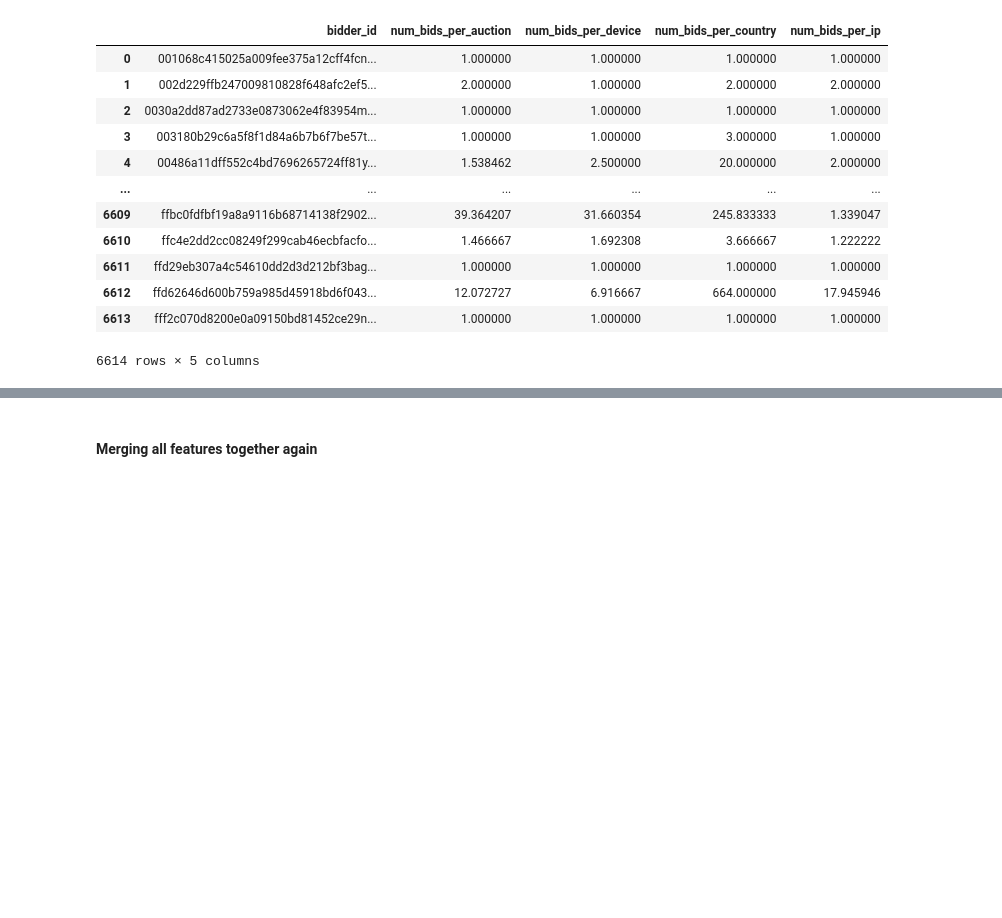
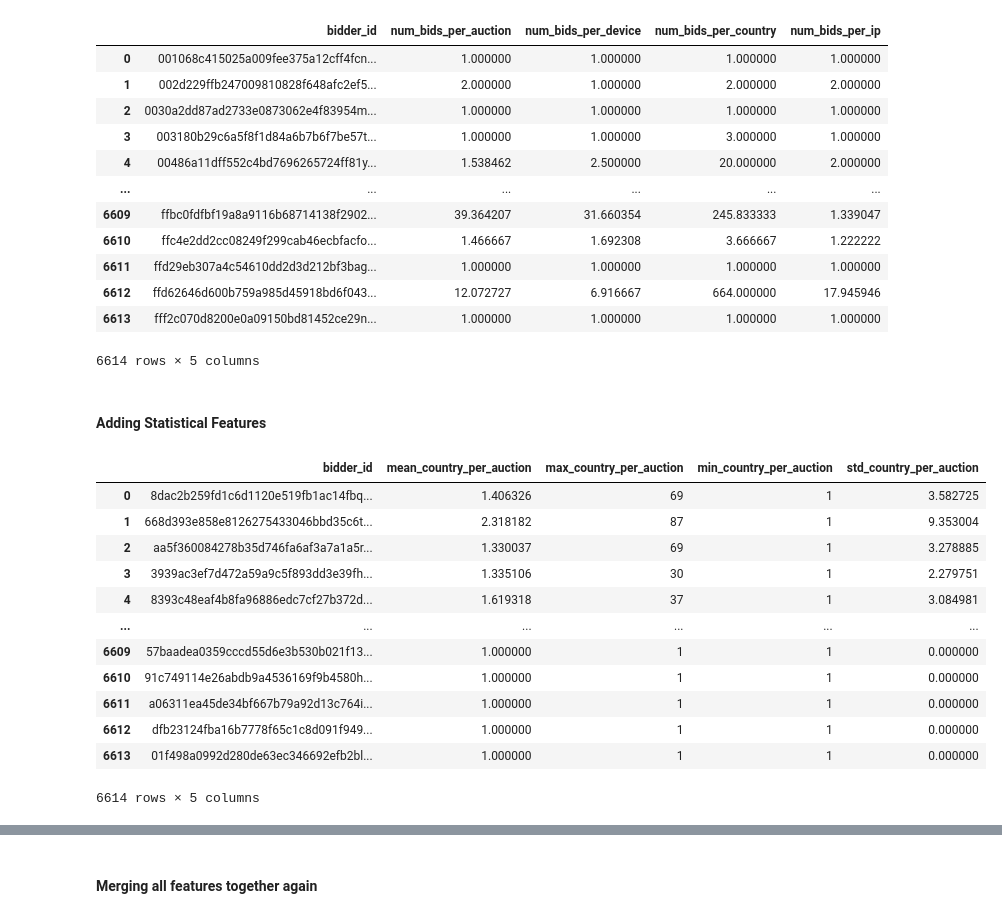
Before and after one commit to H-o-R/human_or_robot, a Jupyter notebook: ML Project-WQ.ipynb, the cells around one changed output, grey strips where cells are left out. Saved outputs shown, nothing was run; the diff lists cells and outputs as text; code cells hidden in the pictures; blank space fills up the shorter version.

```diff
--- a/ML Project-WQ.ipynb
+++ b/ML Project-WQ.ipynb
@@ -442,3 +442,45 @@ merged_df
 | 6612 | ffd62646d600b759a985d45918bd6f043... | 12.072727 | 6.916667 | 664.000000 | 17.945946 |
 | 6613 | fff2c070d8200e0a09150bd81452ce29n... | 1.000000 | 1.000000 | 1.000000 | 1.000000 |
 6614 rows × 5 columns
+# %% [markdown]
+#### Adding Statistical Features
+# %%
+# country per auction statistics
+diversity_bids = bids_df.sort_values(['bidder_id','country'])
+num_countries_per_auction = diversity_bids.groupby(['bidder_id','auction'])['country'].nunique()
+num_countries_per_auction = pd.DataFrame(num_countries_per_auction)
+mean_country_per_auction = num_countries_per_auction.groupby("bidder_id").mean()
+mean_country_per_auction = mean_country_per_auction.reset_index().rename(columns = {'country':"mean_country_per_auction"})
+
+max_country_per_auction = num_countries_per_auction.groupby("bidder_id").max()
+max_country_per_auction = max_country_per_auction.reset_index().rename(columns = {'country':"max_country_per_auction"})
+
+min_country_per_auction = num_countries_per_auction.groupby("bidder_id").min()
+min_country_per_auction = min_country_per_auction.reset_index().rename(columns = {'country':"min_country_per_auction"})
+
+std_country_per_auction = num_countries_per_auction.groupby("bidder_id").std()
+std_country_per_auction = std_country_per_auction.reset_index().rename(columns = {'country':"std_country_per_auction"})
+
+country_bids = pd.DataFrame(data = bids_df['bidder_id'].unique(), columns = ['bidder_id'],index = bids_df['bidder_id'].unique())
+
+country_bids = country_bids.merge(mean_country_per_auction,on='bidder_id',how='left')
+country_bids = country_bids.merge(max_country_per_auction,on='bidder_id',how='left')
+country_bids = country_bids.merge(min_country_per_auction,on='bidder_id',how='left')
+country_bids = country_bids.merge(std_country_per_auction,on='bidder_id',how='left')
+
+country_bids.fillna(0,inplace=True)
+country_bids
+# %% [output]
+|  | bidder_id | mean_country_per_auction | max_country_per_auction | min_country_per_auction | std_country_per_auction |
+| 0 | 8dac2b259fd1c6d1120e519fb1ac14fbq... | 1.406326 | 69 | 1 | 3.582725 |
+| 1 | 668d393e858e8126275433046bbd35c6t... | 2.318182 | 87 | 1 | 9.353004 |
+| 2 | aa5f360084278b35d746fa6af3a7a1a5r... | 1.330037 | 69 | 1 | 3.278885 |
+| 3 | 3939ac3ef7d472a59a9c5f893dd3e39fh... | 1.335106 | 30 | 1 | 2.279751 |
+| 4 | 8393c48eaf4b8fa96886edc7cf27b372d... | 1.619318 | 37 | 1 | 3.084981 |
+| ... | ... | ... | ... | ... | ... |
+| 6609 | 57baadea0359cccd55d6e3b530b021f13... | 1.000000 | 1 | 1 | 0.000000 |
+| 6610 | 91c749114e26abdb9a4536169f9b4580h... | 1.000000 | 1 | 1 | 0.000000 |
+| 6611 | a06311ea45de34bf667b79a92d13c764i... | 1.000000 | 1 | 1 | 0.000000 |
+| 6612 | dfb23124fba16b7778f65c1c8d091f949... | 1.000000 | 1 | 1 | 0.000000 |
+| 6613 | 01f498a0992d280de63ec346692efb2bl... | 1.000000 | 1 | 1 | 0.000000 |
+6614 rows × 5 columns
```
Also changed, not shown: parts of 23 cells of this notebook, 2 other files.
